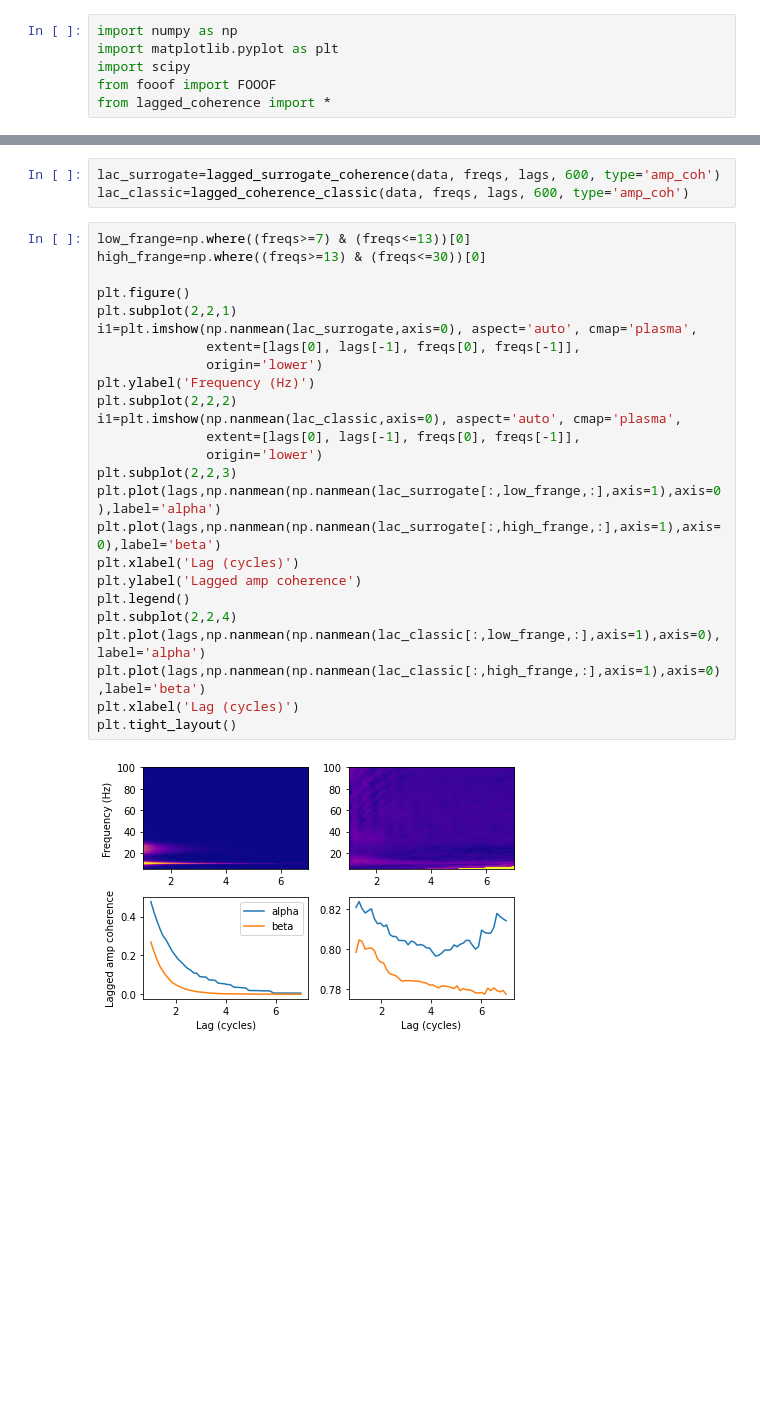
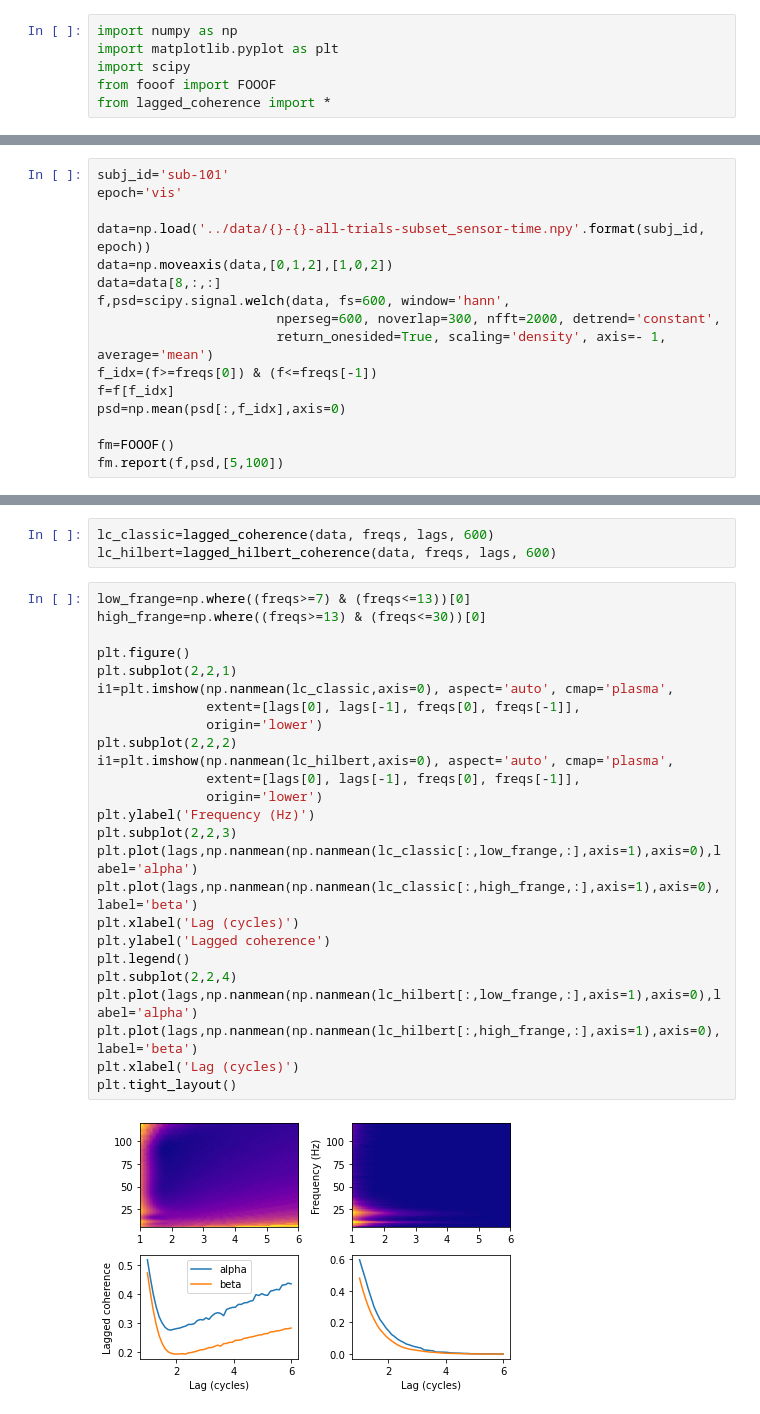
Before and after one commit to danclab/lagged_hilbert_coherence, a Jupyter notebook: python/meg_sensor_data.ipynb, the cells around one changed output, grey strips where cells are left out. Drawn from its saved outputs; the diff is of its cells as text; blank space fills up the shorter version.

```diff
--- a/python/meg_sensor_data.ipynb
+++ b/python/meg_sensor_data.ipynb
@@ -106,0 +160,16 @@ plt.tight_layout()
+# %%
+subj_id='sub-101'
+epoch='vis'
+
+data=np.load('../data/{}-{}-all-trials-subset_sensor-time.npy'.format(subj_id, epoch))
+data=np.moveaxis(data,[0,1,2],[1,0,2])
+data=data[8,:,:]
+f,psd=scipy.signal.welch(data, fs=600, window='hann',
+                       nperseg=600, noverlap=300, nfft=2000, detrend='constant',
+                       return_onesided=True, scaling='density', axis=- 1, average='mean')
+f_idx=(f>=freqs[0]) & (f<=freqs[-1])
+f=f[f_idx]
+psd=np.mean(psd[:,f_idx],axis=0)
+
+fm=FOOOF()
+fm.report(f,psd,[5,100])
@@ -107,30 +195,30 @@ plt.tight_layout()
 # %%
-lac_surrogate=lagged_surrogate_coherence(data, freqs, lags, 600, type='amp_coh')
-lac_classic=lagged_coherence_classic(data, freqs, lags, 600, type='amp_coh')
+lc_classic=lagged_coherence(data, freqs, lags, 600)
+lc_hilbert=lagged_hilbert_coherence(data, freqs, lags, 600)
 # %%
 low_frange=np.where((freqs>=7) & (freqs<=13))[0]
 high_frange=np.where((freqs>=13) & (freqs<=30))[0]
 
 plt.figure()
 plt.subplot(2,2,1)
-i1=plt.imshow(np.nanmean(lac_surrogate,axis=0), aspect='auto', cmap='plasma',
+i1=plt.imshow(np.nanmean(lc_classic,axis=0), aspect='auto', cmap='plasma',
+              extent=[lags[0], lags[-1], freqs[0], freqs[-1]],
+              origin='lower')
+plt.subplot(2,2,2)
+i1=plt.imshow(np.nanmean(lc_hilbert,axis=0), aspect='auto', cmap='plasma',
               extent=[lags[0], lags[-1], freqs[0], freqs[-1]],
               origin='lower')
 plt.ylabel('Frequency (Hz)')
-plt.subplot(2,2,2)
-i1=plt.imshow(np.nanmean(lac_classic,axis=0), aspect='auto', cmap='plasma',
-              extent=[lags[0], lags[-1], freqs[0], freqs[-1]],
-              origin='lower')
 plt.subplot(2,2,3)
-plt.plot(lags,np.nanmean(np.nanmean(lac_surrogate[:,low_frange,:],axis=1),axis=0),label='alpha')
-plt.plot(lags,np.nanmean(np.nanmean(lac_surrogate[:,high_frange,:],axis=1),axis=0),label='beta')
+plt.plot(lags,np.nanmean(np.nanmean(lc_classic[:,low_frange,:],axis=1),axis=0),label='alpha')
+plt.plot(lags,np.nanmean(np.nanmean(lc_classic[:,high_frange,:],axis=1),axis=0),label='beta')
 plt.xlabel('Lag (cycles)')
-plt.ylabel('Lagged amp coherence')
+plt.ylabel('Lagged coherence')
 plt.legend()
 plt.subplot(2,2,4)
-plt.plot(lags,np.nanmean(np.nanmean(lac_classic[:,low_frange,:],axis=1),axis=0),label='alpha')
-plt.plot(lags,np.nanmean(np.nanmean(lac_classic[:,high_frange,:],axis=1),axis=0),label='beta')
+plt.plot(lags,np.nanmean(np.nanmean(lc_hilbert[:,low_frange,:],axis=1),axis=0),label='alpha')
+plt.plot(lags,np.nanmean(np.nanmean(lc_hilbert[:,high_frange,:],axis=1),axis=0),label='beta')
 plt.xlabel('Lag (cycles)')
 plt.tight_layout()
 # %% [output]
-[figure, old version]
+[figure, new version]
```
Also changed, not shown: parts of 23 cells of this notebook, 1 other file.
